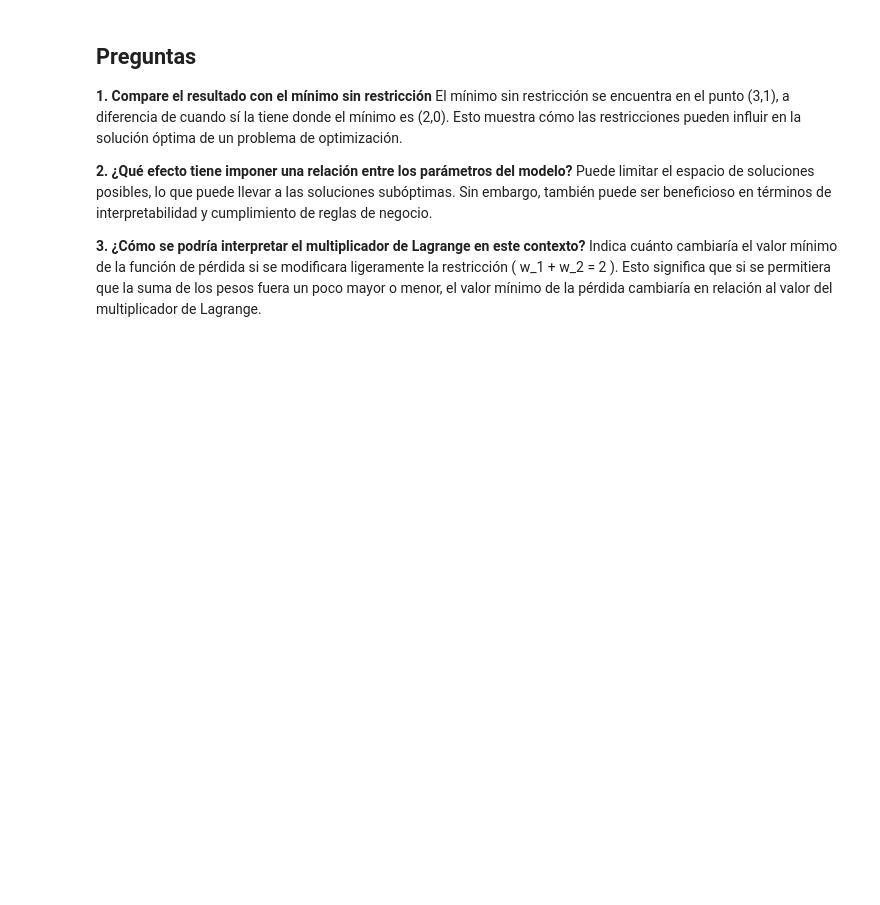
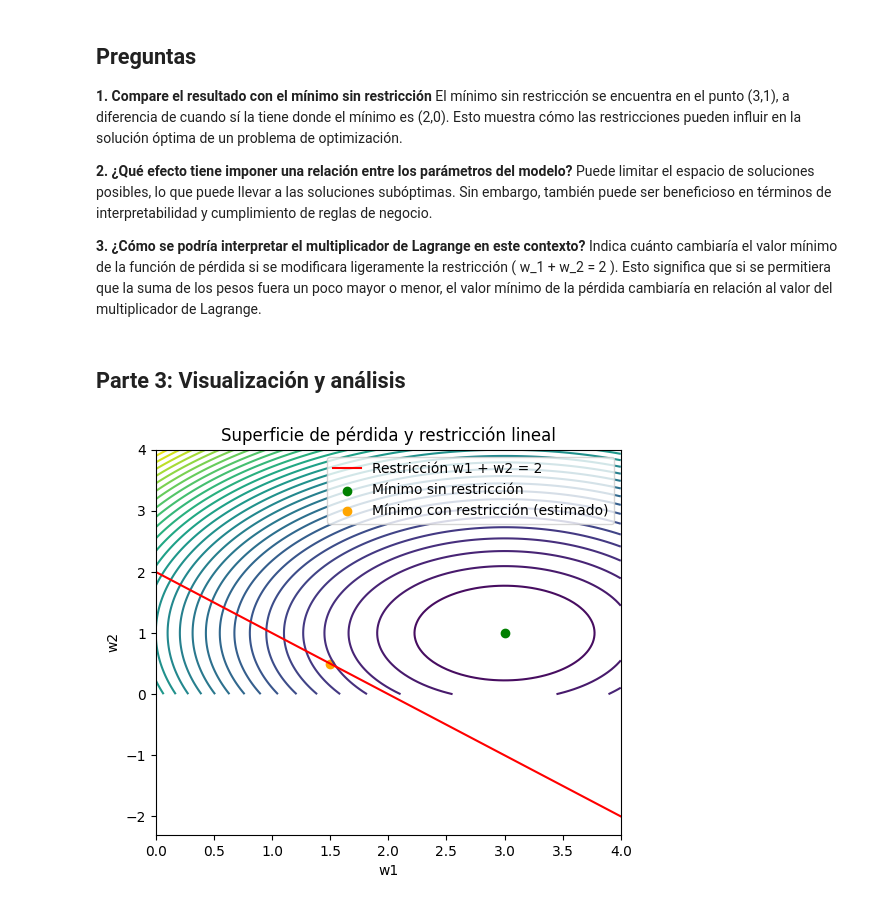
Before and after one commit to TheKiesling/lagrange-multipliers-interpretability, a Jupyter notebook: lagrange-multipliers-interpretability.ipynb, the cells around one changed output. Cells and saved outputs as stored; diff of their text form; code cells hidden in the pictures; blank space fills up the shorter version.

Commit message:
[feat]: Visualización y análisis

```diff
--- a/lagrange-multipliers-interpretability.ipynb
+++ b/lagrange-multipliers-interpretability.ipynb
@@ -95,3 +97,27 @@ Puede limitar el espacio de soluciones posibles, lo que puede llevar a las  solu
 
 **3. ¿Cómo se podría interpretar el multiplicador de Lagrange en este contexto?**
 Indica cuánto cambiaría el valor mínimo de la función de pérdida si se modificara ligeramente la restricción \( w_1 + w_2 = 2 \). Esto significa que si se permitiera que la suma de los pesos fuera un poco mayor o menor, el valor mínimo de la pérdida cambiaría en relación al valor del multiplicador de Lagrange.
+# %% [markdown]
+## Parte 3: Visualización y análisis
+# %%
+def loss(w1, w2):
+    return (w1 - 3)**2 + (w2 - 1)**2
+# %%
+W1, W2 = np.meshgrid(np.linspace(0, 4, 100), np.linspace(0, 4, 100))
+Z = loss(W1, W2)
+# %%
+line = np.linspace(0, 4, 100)
+constraint_line = 2 - line  # w1 + w2 = 2
+# %%
+plt.figure(figsize=(6, 5))
+plt.contour(W1, W2, Z, levels=30)
+plt.plot(line, constraint_line, 'r-', label='Restricción w1 + w2 = 2')
+plt.scatter(3, 1, color='green', label='Mínimo sin restricción')
+plt.scatter(1.5, 0.5, color='orange', label='Mínimo con restricción (estimado)')
+plt.xlabel('w1')
+plt.ylabel('w2')
+plt.legend()
+plt.title('Superficie de pérdida y restricción lineal')
+plt.show()
+# %% [output]
+[figure, added]
```
Also changed, not shown: parts of 2 cells of this notebook.
